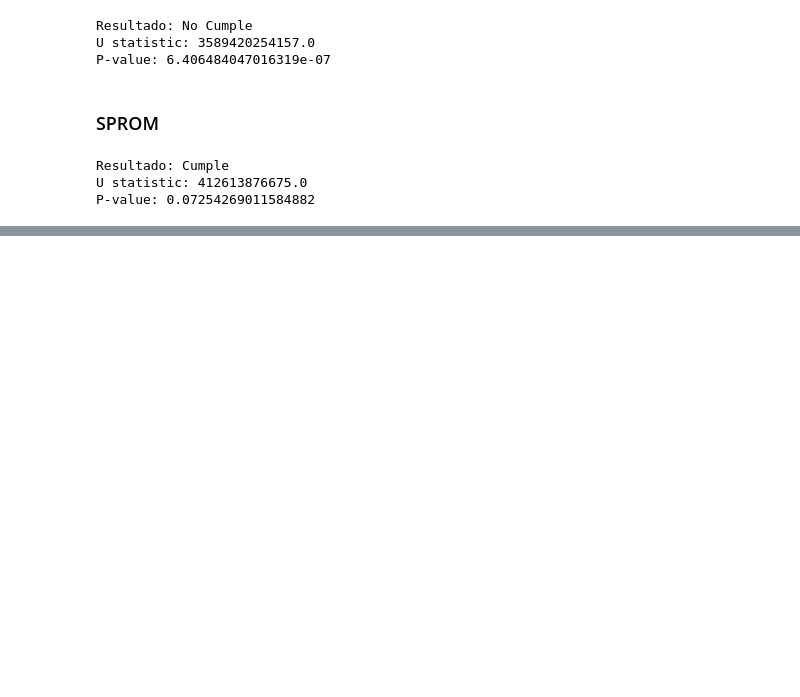
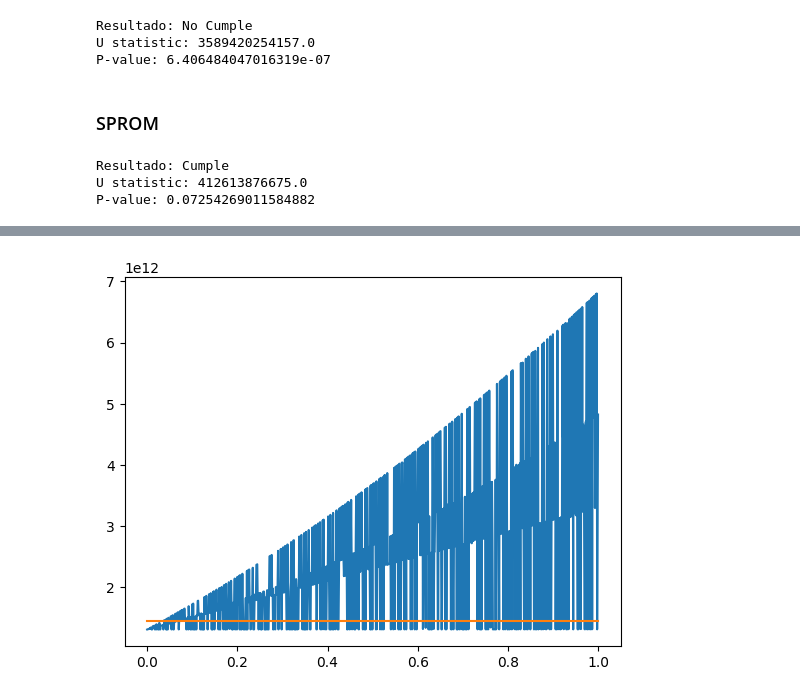
Before and after one commit to Danielggonzalez177/Proyecto-Capstone-IMT3500, a Jupyter notebook: Test_Distribuciones.ipynb, the cells around one changed output, grey strips where cells are left out. Drawn from its saved outputs; the diff is of its cells as text; code cells hidden in the pictures; blank space fills up the shorter version.

```diff
--- a/Test_Distribuciones.ipynb
+++ b/Test_Distribuciones.ipynb
@@ -287,0 +405,3 @@ print(Tester(df_2303,df_2302,"TASAINT",0.05,df_dropna))
+# %%
+mw_r = get_value_of_every_list(y,"MW",1)
+mw_c = get_value_of_every_list(y,"MW",0)
@@ -287,0 +426,4 @@ print(Tester(df_2303,df_2302,"TASAINT",0.05,df_dropna))
+# %%
+for i in range(len(mw_c)):
+    if mw_c[i] == "Cumple":
+        print(i)
@@ -287,0 +451,6 @@ print(Tester(df_2303,df_2302,"TASAINT",0.05,df_dropna))
+# %%
+plt.plot(x,mw_r)
+plt.plot(x,[mw_r[64] for i in mw_c])
+plt.show()
+# %% [output]
+[figure, added]
```
Also changed, not shown: parts of 22 cells of this notebook.
